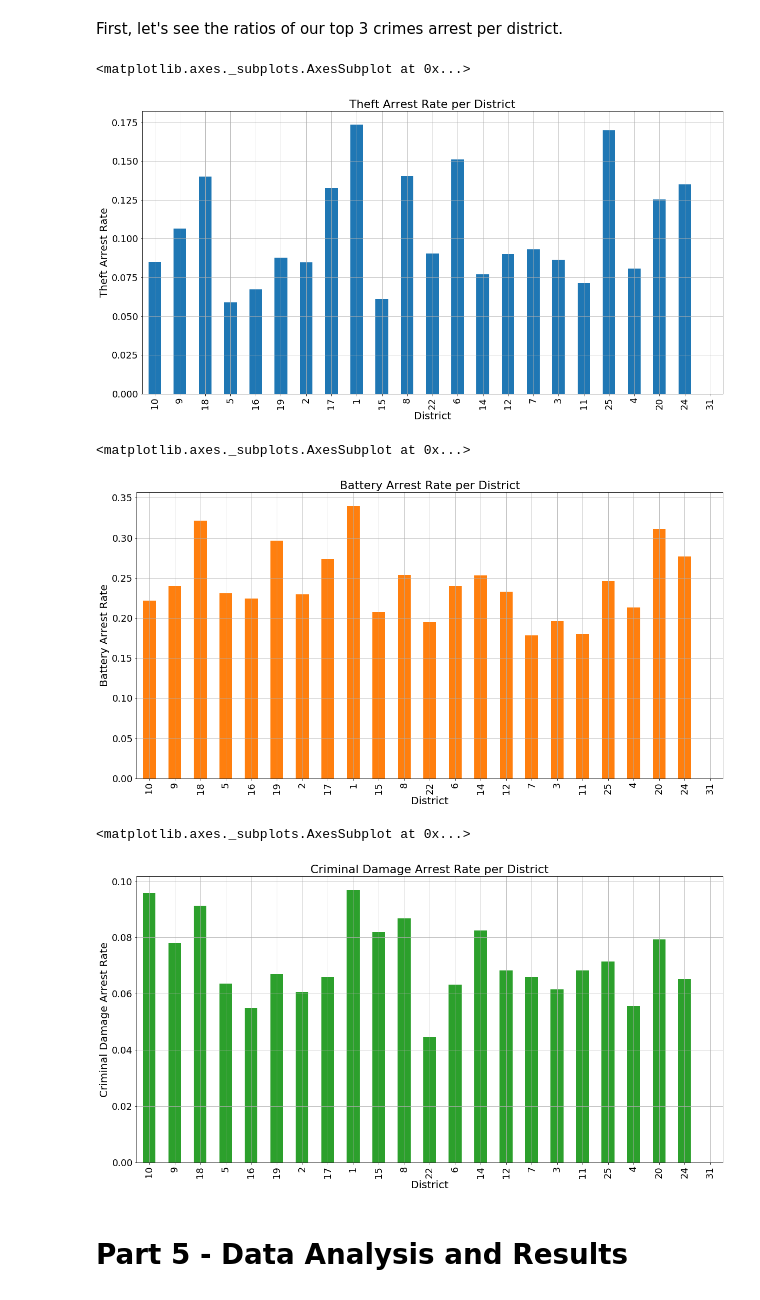
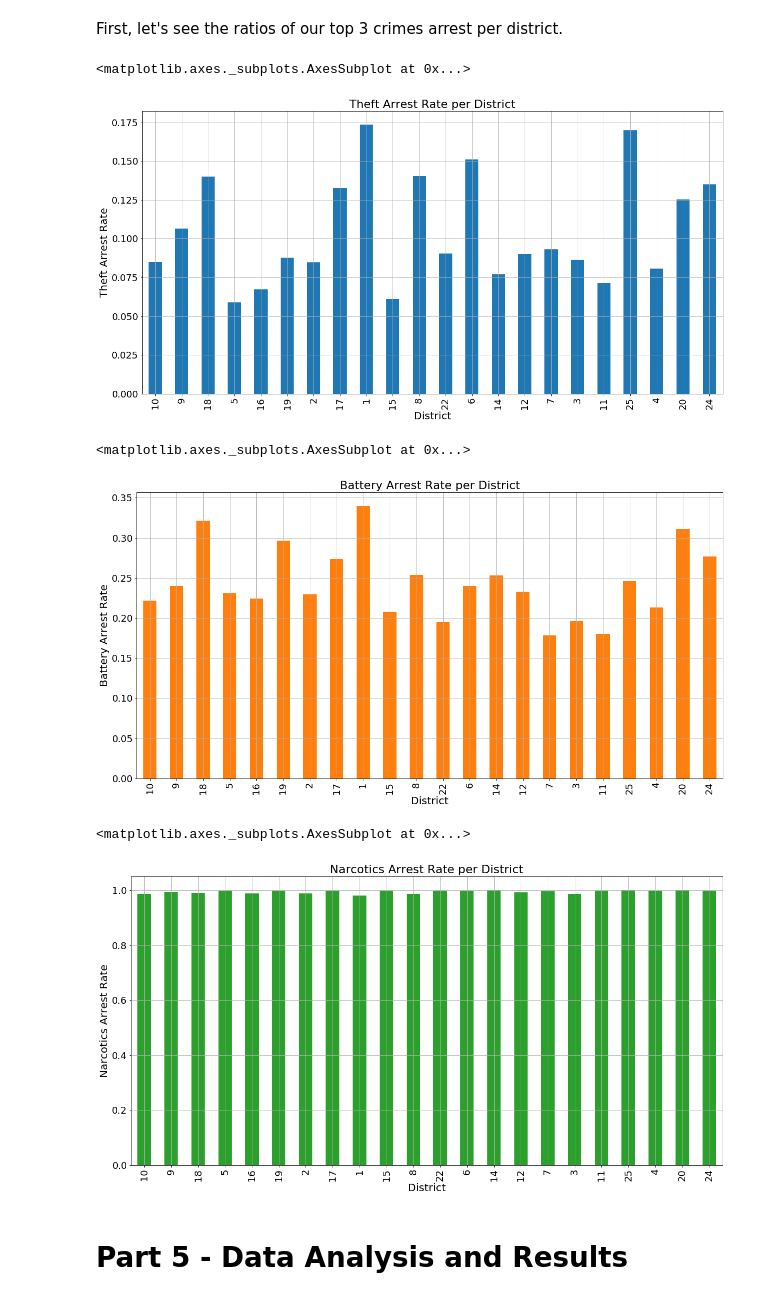
Before and after one commit to JamesMcDougallJr/Projects, a Jupyter notebook: AlvinFinalProject.ipynb, the cells around one changed output. Saved outputs shown, nothing was run; the diff lists cells and outputs as text; code cells hidden in the pictures.

Commit message:
Fixed top 3 graphs and added James section

```diff
--- a/AlvinFinalProject.ipynb
+++ b/AlvinFinalProject.ipynb
@@ -125,3 +127,6 @@ crime['Arrest'] = crime['Arrest'].apply(arrest_to_int)
+# %%
+crime = crime[crime['District'] != '31']
+assert '31' not in crime['District'].unique()
 # %% [markdown]
 # Part 4 - Data Visualization
 # %% [markdown]
@@ -224,10 +229,9 @@ for district in districts:
     dist_pred_arrest.loc[district,'Battery w/ Arrest Made'] = len(arrest_occurred[(arrest_occurred['Primary Type'] == 'BATTERY') & (arrest_occurred['District'] == district)])
     dist_pred_arrest.loc[district,'Battery Arrest Rate'] = dist_pred_arrest.loc[district,'Battery w/ Arrest Made'] / dist_pred_arrest.loc[district,'Reported Battery']
 
-    dist_pred_arrest.loc[district, 'Reported Criminal Damage'] = len(crime[(crime['Primary Type'] == 'CRIMINAL DAMAGE') & (crime['District'] == district)])
-    dist_pred_arrest.loc[district,'Criminal Damage w/ Arrest Made'] = len(arrest_occurred[(arrest_occurred['Primary Type'] == 'CRIMINAL DAMAGE') & (arrest_occurred['District'] == district)])
-    dist_pred_arrest.loc[district,'Criminal Damage Arrest Rate'] = dist_pred_arrest.loc[district,'Criminal Damage w/ Arrest Made'] / dist_pred_arrest.loc[district,'Reported Criminal Damage']
-
+    dist_pred_arrest.loc[district, 'Reported Narcotics'] = len(crime[(crime['Primary Type'] == 'NARCOTICS') & (crime['District'] == district)])
+    dist_pred_arrest.loc[district,'Narcotics w/ Arrest Made'] = len(arrest_occurred[(arrest_occurred['Primary Type'] == 'NARCOTICS') & (arrest_occurred['District'] == district)])
+    dist_pred_arrest.loc[district,'Narcotics Arrest Rate'] = dist_pred_arrest.loc[district,'Narcotics w/ Arrest Made'] / dist_pred_arrest.loc[district,'Reported Narcotics']
 print(dist_pred_arrest)
 # %% [output]
     Reported Theft  Theft w/ Arrest Made  Theft Arrest Rate  Reported Battery  \
@@ -261,7 +265,7 @@ theftRate.tick_params(labelsize=18)
 theftRate
 # %% [output]
 <matplotlib.axes._subplots.AxesSubplot at 0x...>
-[figure, old version]
+[figure, new version]
 # %%
 battery = dist_pred_arrest['Battery Arrest Rate']
 batteryRate = battery.plot(kind='bar', grid=True, figsize=(20,10), legend=False, color='tab:orange')
@@ -272,17 +276,17 @@ batteryRate.tick_params(labelsize=18)
 batteryRate
 # %% [output]
 <matplotlib.axes._subplots.AxesSubplot at 0x...>
-[figure, old version]
+[figure, new version]
 # %%
-criminal = dist_pred_arrest['Criminal Damage Arrest Rate']
-criminalRate = criminal.plot(kind='bar', grid=True, figsize=(20,10), legend=False, color='tab:green')
-criminalRate.set_title('Criminal Damage Arrest Rate per District', fontsize=22)
-criminalRate.set_xlabel('District', fontsize=20)
-criminalRate.set_ylabel('Criminal Damage Arrest Rate', fontsize=20)
-criminalRate.tick_params(labelsize=18)
-criminalRate
+narcotics = dist_pred_arrest['Narcotics Arrest Rate']
+narcoticsRate = narcotics.plot(kind='bar', grid=True, figsize=(20,10), legend=False, color='tab:green')
+narcoticsRate.set_title('Narcotics Arrest Rate per District', fontsize=22)
+narcoticsRate.set_xlabel('District', fontsize=20)
+narcoticsRate.set_ylabel('Narcotics Arrest Rate', fontsize=20)
+narcoticsRate.tick_params(labelsize=18)
+narcoticsRate
 # %% [output]
 <matplotlib.axes._subplots.AxesSubplot at 0x...>
-[figure, old version]
+[figure, new version]
 # %% [markdown]
 # Part 5 - Data Analysis and Results
```
Also changed, not shown: parts of 13 cells of this notebook.
